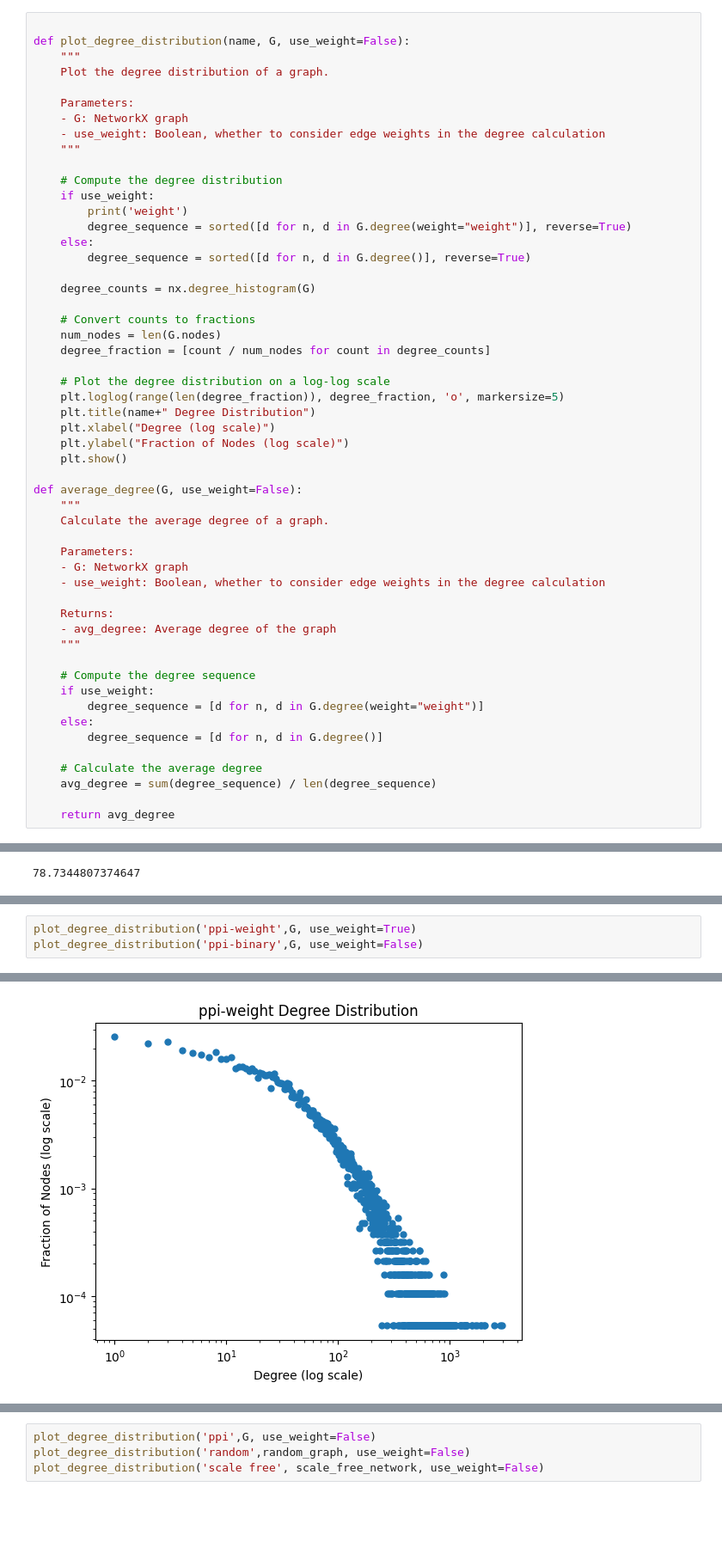
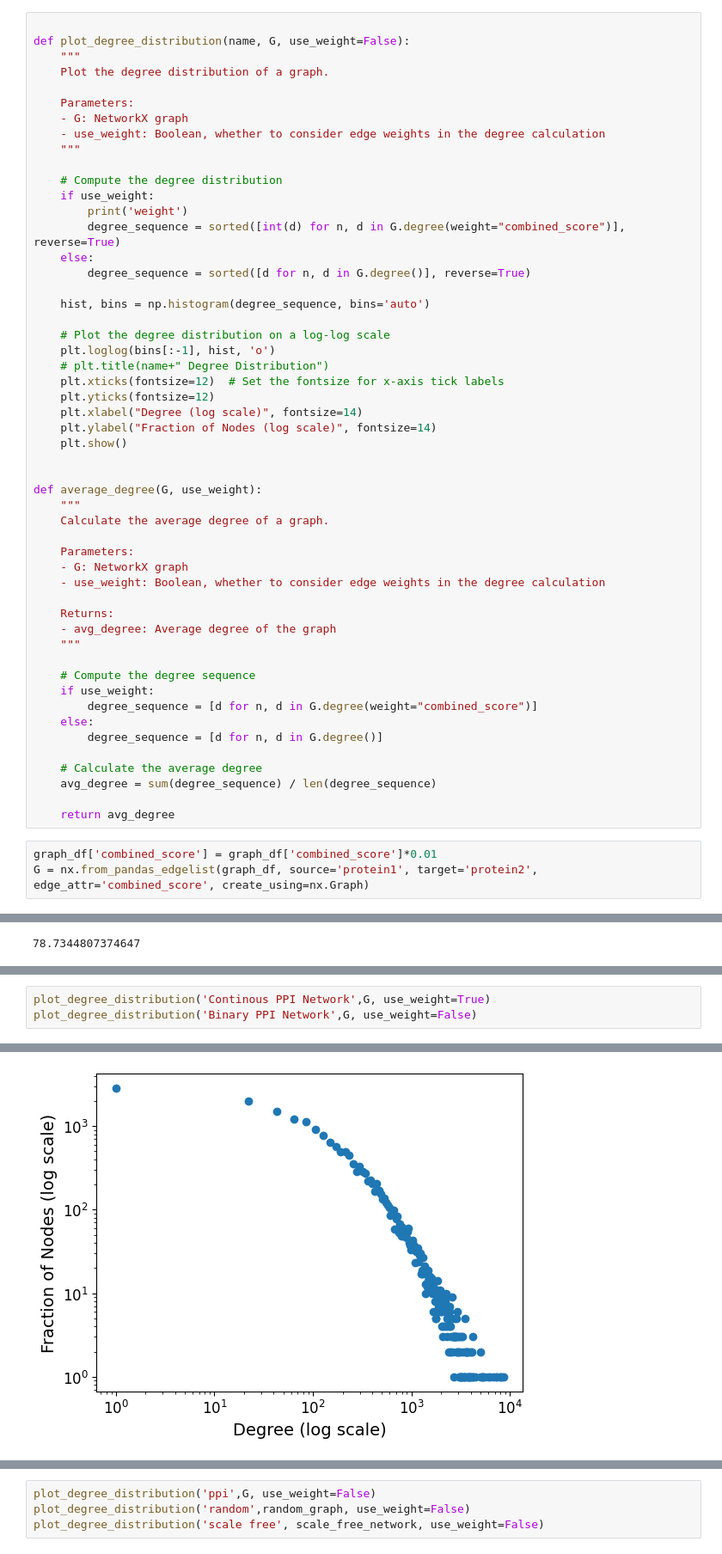
Before and after one commit to ZiyuZhang1/HBDM, a Jupyter notebook: data_process_code/ppi_totext_detail.ipynb, the cells around one changed output, grey strips where cells are left out. Shown at 86% size. Saved outputs shown, nothing was run; the diff lists cells and outputs as text; blank space fills up the shorter version.

```diff
--- a/data_process_code/ppi_totext_detail.ipynb
+++ b/data_process_code/ppi_totext_detail.ipynb
@@ -91,24 +87,23 @@ def plot_degree_distribution(name, G, use_weight=False):
     # Compute the degree distribution
     if use_weight:
         print('weight')
-        degree_sequence = sorted([d for n, d in G.degree(weight="weight")], reverse=True)
+        degree_sequence = sorted([int(d) for n, d in G.degree(weight="combined_score")], reverse=True)
     else:
         degree_sequence = sorted([d for n, d in G.degree()], reverse=True)
 
-    degree_counts = nx.degree_histogram(G)
-
-    # Convert counts to fractions
-    num_nodes = len(G.nodes)
-    degree_fraction = [count / num_nodes for count in degree_counts]
+    hist, bins = np.histogram(degree_sequence, bins='auto')
 
     # Plot the degree distribution on a log-log scale
-    plt.loglog(range(len(degree_fraction)), degree_fraction, 'o', markersize=5)
-    plt.title(name+" Degree Distribution")
-    plt.xlabel("Degree (log scale)")
-    plt.ylabel("Fraction of Nodes (log scale)")
+    plt.loglog(bins[:-1], hist, 'o')
+    # plt.title(name+" Degree Distribution")
+    plt.xticks(fontsize=12)  # Set the fontsize for x-axis tick labels
+    plt.yticks(fontsize=12)
+    plt.xlabel("Degree (log scale)", fontsize=14)
+    plt.ylabel("Fraction of Nodes (log scale)", fontsize=14)
     plt.show()
 
-def average_degree(G, use_weight=False):
+
+def average_degree(G, use_weight):
     """
     Calculate the average degree of a graph.
 
@@ -122,7 +117,7 @@ def average_degree(G, use_weight=False):
 
     # Compute the degree sequence
     if use_weight:
-        degree_sequence = [d for n, d in G.degree(weight="weight")]
+        degree_sequence = [d for n, d in G.degree(weight="combined_score")]
     else:
         degree_sequence = [d for n, d in G.degree()]
 
@@ -130,6 +125,9 @@ def average_degree(G, use_weight=False):
     avg_degree = sum(degree_sequence) / len(degree_sequence)
 
     return avg_degree
+# %%
+graph_df['combined_score'] = graph_df['combined_score']*0.01
+G = nx.from_pandas_edgelist(graph_df, source='protein1', target='protein2', edge_attr='combined_score', create_using=nx.Graph)
 # %%
 average_degree(G, use_weight=False)
 # %% [output]
@@ -145,6 +139,6 @@ average_degree(scale_free_network, use_weight=False)
 # %%
-plot_degree_distribution('ppi-weight',G, use_weight=True)
-plot_degree_distribution('ppi-binary',G, use_weight=False)
+plot_degree_distribution('Continous PPI Network',G, use_weight=True)
+plot_degree_distribution('Binary PPI Network',G, use_weight=False)
 # %% [output]
 weight
-[figure, old version]
+[figure, new version]
```
Also changed, not shown: parts of 14 cells of this notebook, 13 other files.
